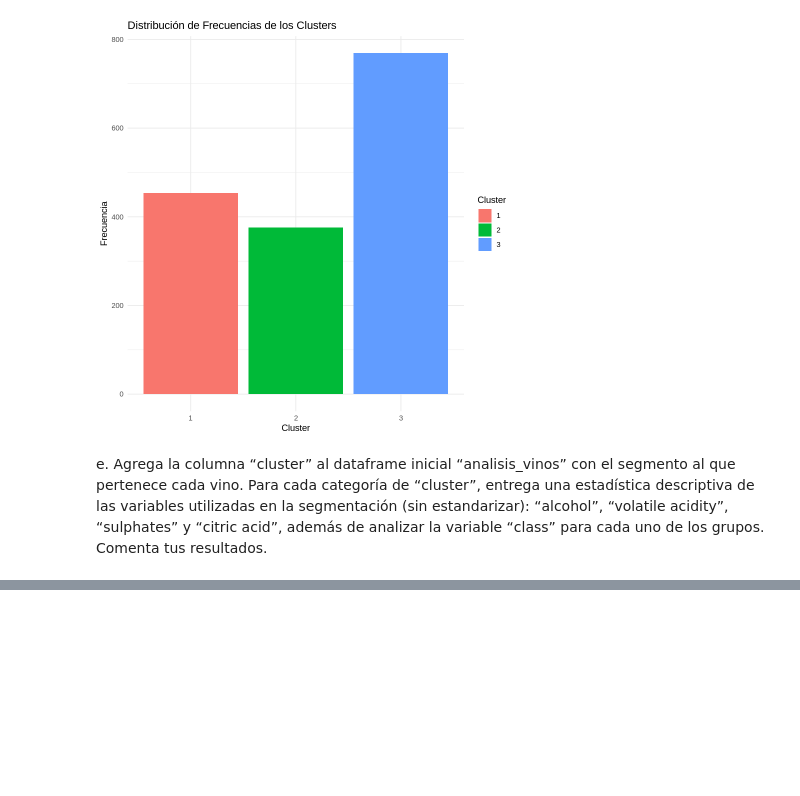
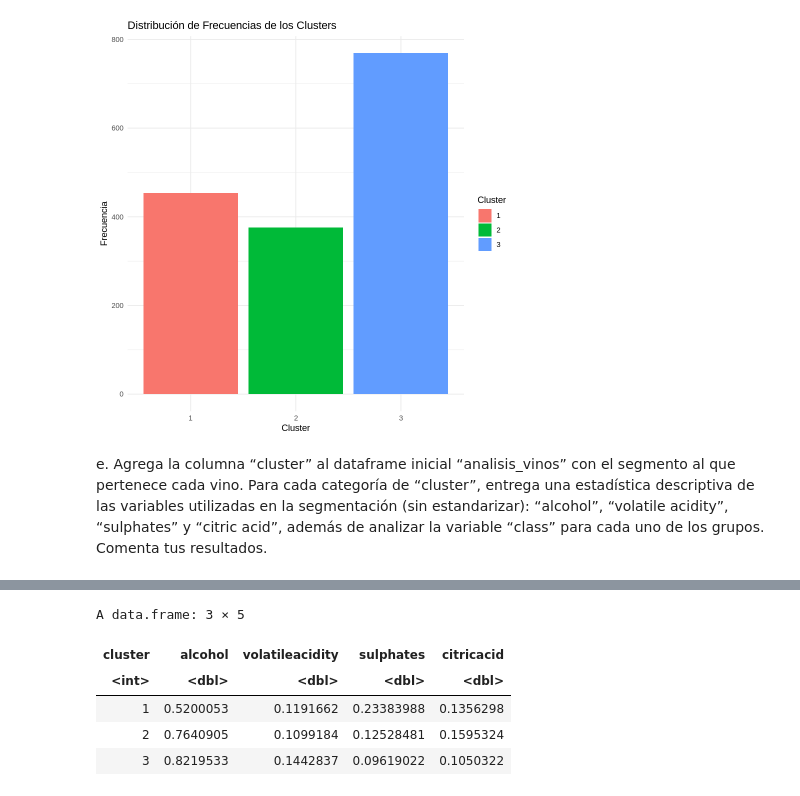
Before and after one commit to Carolinsrainbow/UC_MineriaDeDatosConR, a Jupyter notebook: MDD_Tarea_3.ipynb, the cells around one changed output, grey strips where cells are left out. Cells and saved outputs as stored; diff of their text form; code cells hidden in the pictures; blank space fills up the shorter version.

```diff
--- a/MDD_Tarea_3.ipynb
+++ b/MDD_Tarea_3.ipynb
@@ -159,0 +208,11 @@ e. Agrega la columna “cluster” al dataframe inicial “analisis_vinos” con
+# %%
+#Desviación estandar
+aggregate(cbind(alcohol,volatileacidity,sulphates,citricacid) ~ cluster,
+            FUN = sd,data = analisis_vinos)
+# %% [output]
+A data.frame: 3 × 5
+| cluster | alcohol | volatileacidity | sulphates | citricacid |
+| <int> | <dbl> | <dbl> | <dbl> | <dbl> |
+| 1 | 0.5200053 | 0.1191662 | 0.23383988 | 0.1356298 |
+| 2 | 0.7640905 | 0.1099184 | 0.12528481 | 0.1595324 |
+| 3 | 0.8219533 | 0.1442837 | 0.09619022 | 0.1050322 |
```
Also changed, not shown: parts of 6 cells of this notebook.
